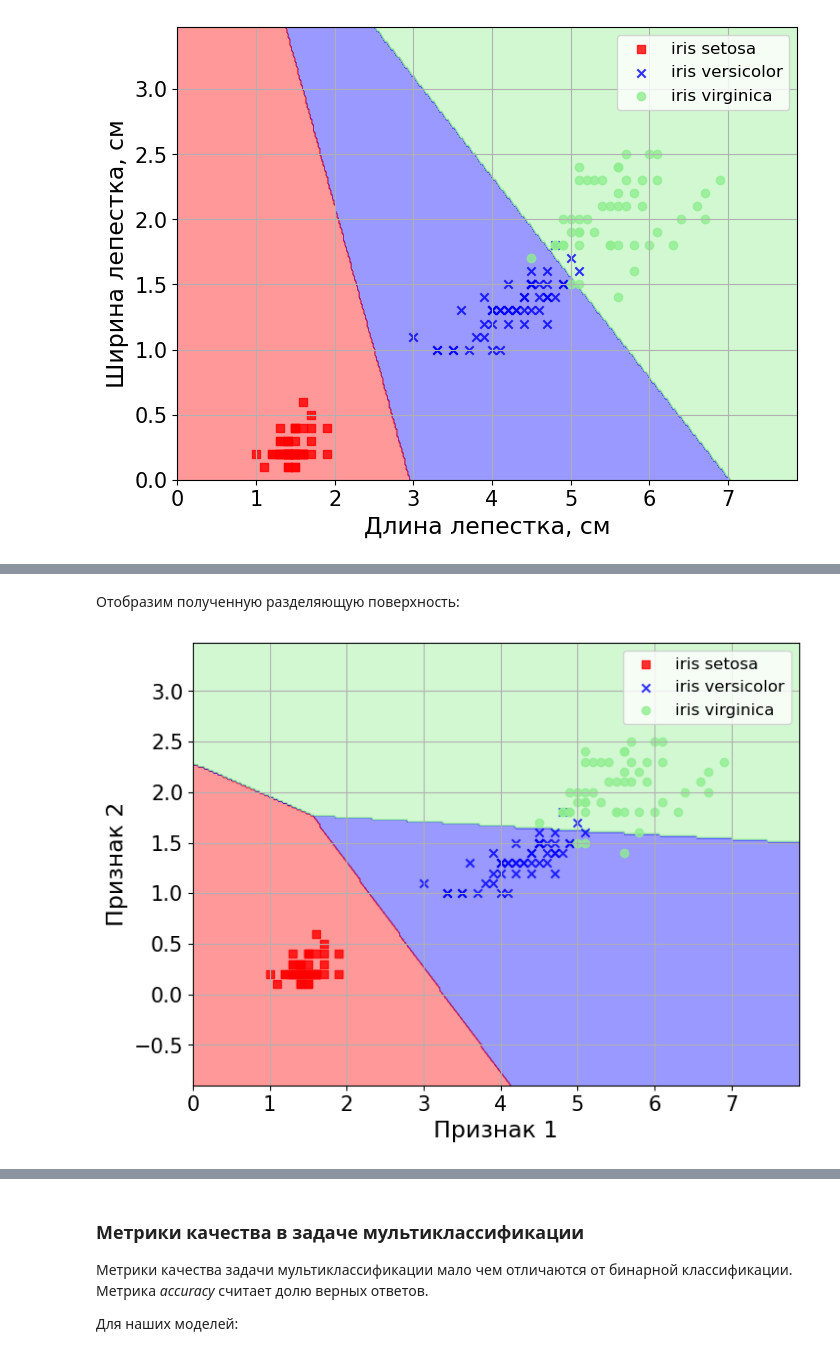
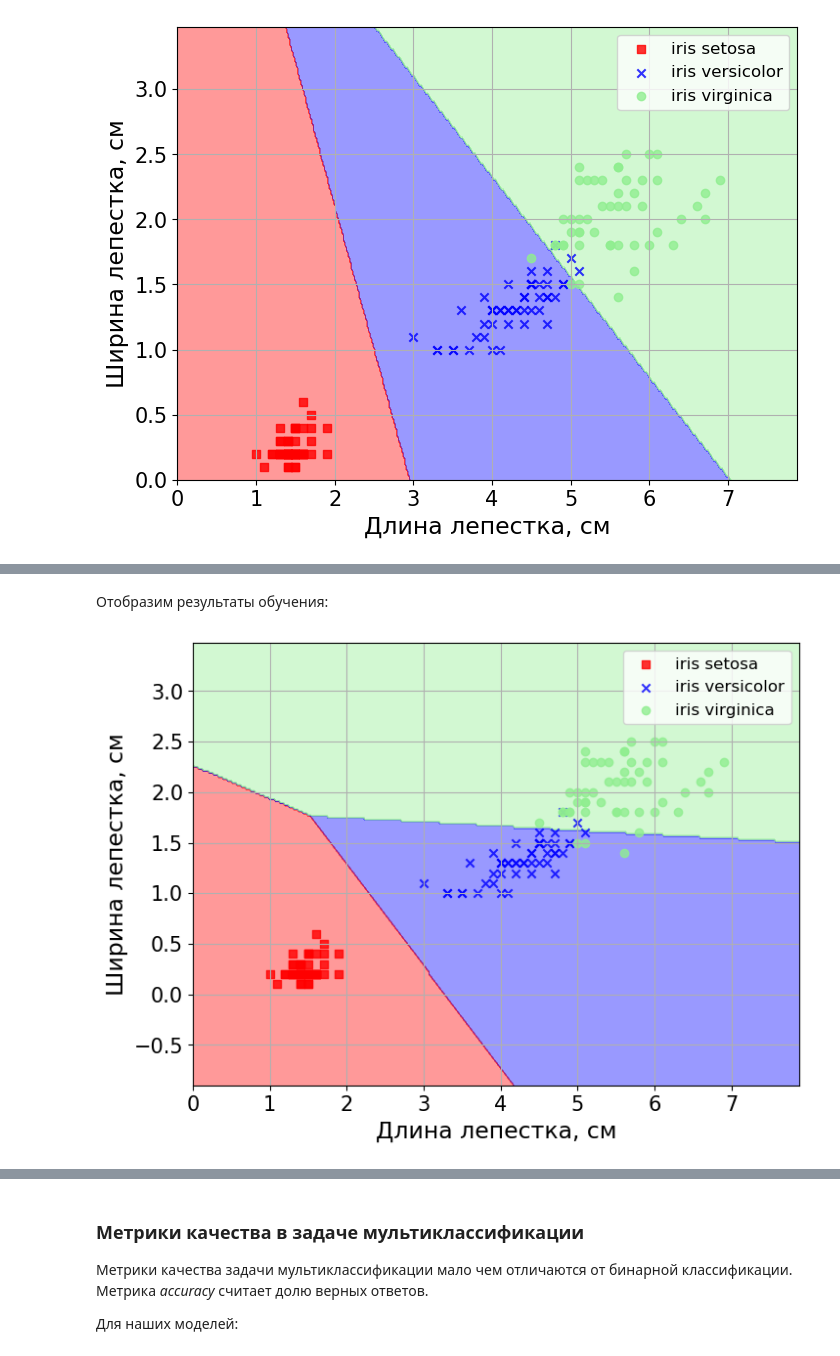
Before and after one commit to mts-machines-learn/ml-course-intro-2020, a Jupyter notebook: Classification/multiclassification.ipynb, the cells around one changed output, grey strips where cells are left out. Saved outputs shown, nothing was run; the diff lists cells and outputs as text; code cells hidden in the pictures.

```diff
--- a/Classification/multiclassification.ipynb
+++ b/Classification/multiclassification.ipynb
@@ -371,8 +372,8 @@ Loss функция: 0.1824684213242223
 Готово!
-# %% [markdown]
-Отобразим полученную разделяющую поверхность:
+# %% [markdown]
+Отобразим результаты обучения:
 # %%
-plot_decision_regions_softmax(X, Y, classifier=model_softmax , test_idx=None, resolution=0.02,columns = columns)
+plot_decision_regions_softmax(X, Y, classifier=model_softmax , columns = columns)
 # %% [output]
-[figure, old version]
+[figure, new version]
 # %% [markdown]
```
Also changed, not shown: parts of 58 cells of this notebook, 1 other file.
